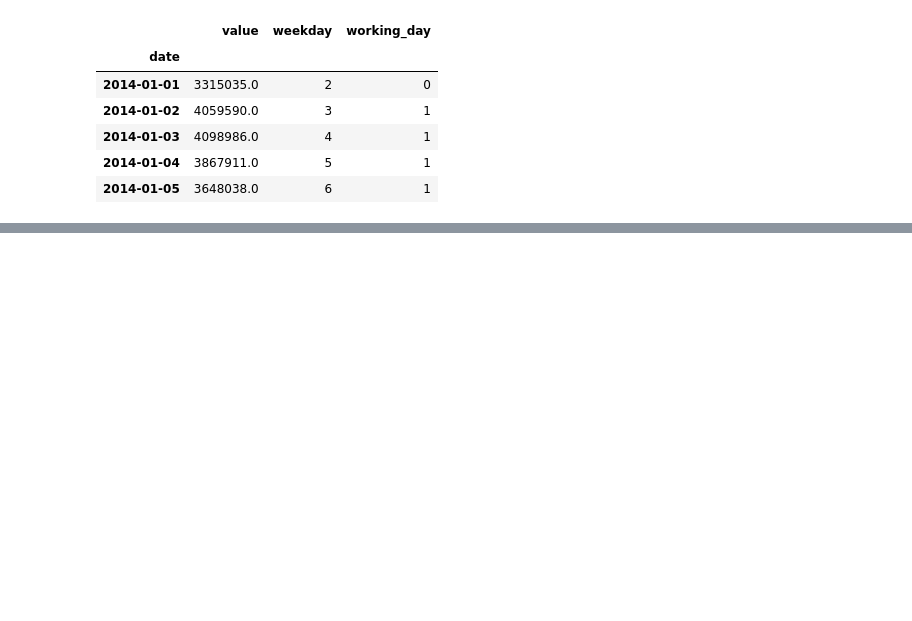
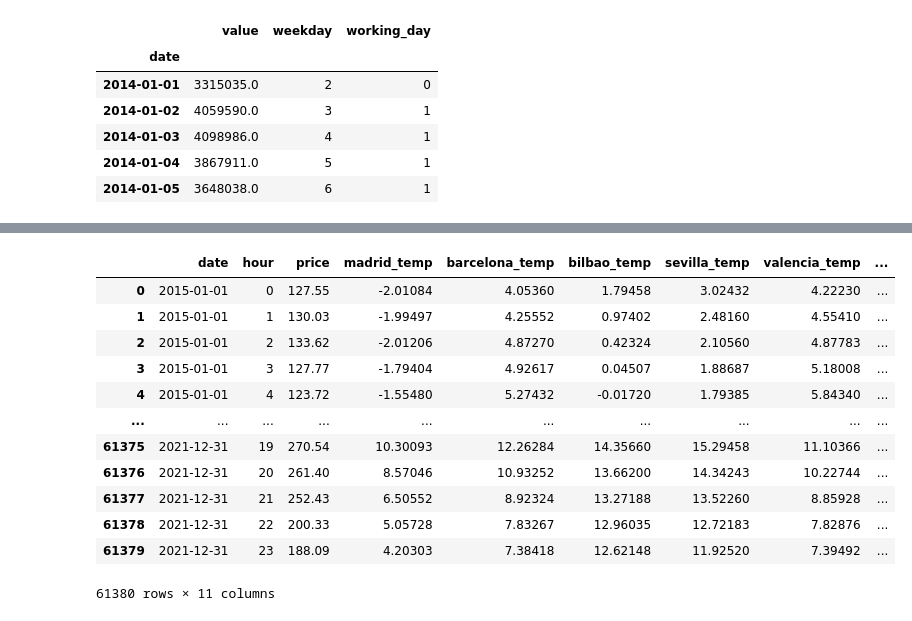
Before and after one commit to BernardoJoseLlamasVerna/tfm_data_science, a Jupyter notebook: Demanda_Electrica/Extraccion_Datos_Demanda Electrica.ipynb, the cells around one changed output, grey strips where cells are left out. Cells and saved outputs as stored; diff of their text form; code cells hidden in the pictures; blank space fills up the shorter version.

```diff
--- a/Demanda_Electrica/Extraccion_Datos_Demanda Electrica.ipynb
+++ b/Demanda_Electrica/Extraccion_Datos_Demanda Electrica.ipynb
@@ -583,0 +669,5 @@ demanda_dataframe_day.head()
+# %%
+data_prices_temp.to_csv(r'data_prices_temp_hourly.csv', index=False)
+
+data_prices_temp_hourly = pd.read_csv('data_prices_temp_hourly.csv')
+data_prices_temp_hourly
@@ -583,0 +688,3 @@ demanda_dataframe_day.head()
+# %%
+demanda_hour_v2 = pd.read_csv('demanda_electrica_hora_weekday.csv')
+demanda_hour_v2
@@ -583,0 +705,4 @@ demanda_dataframe_day.head()
+# %%
+# mergeamos por 'date' y 'hour'
+demanda_hour_v2_resume = pd.merge(data_prices_temp_hourly, demanda_hour_v2, how='inner', on=['date', 'hour'])
+demanda_hour_v2_resume.info()
@@ -583,0 +728,16 @@ demanda_dataframe_day.head()
+# %%
+demanda_hour_v2_resume
+# %% [output]
+|  | date | hour | price | madrid_temp | barcelona_temp | bilbao_temp | sevilla_temp | valencia_temp | ... |
+| 0 | 2015-01-01 | 0 | 127.55 | -2.01084 | 4.05360 | 1.79458 | 3.02432 | 4.22230 | ... |
+| 1 | 2015-01-01 | 1 | 130.03 | -1.99497 | 4.25552 | 0.97402 | 2.48160 | 4.55410 | ... |
+| 2 | 2015-01-01 | 2 | 133.62 | -2.01206 | 4.87270 | 0.42324 | 2.10560 | 4.87783 | ... |
+| 3 | 2015-01-01 | 3 | 127.77 | -1.79404 | 4.92617 | 0.04507 | 1.88687 | 5.18008 | ... |
+| 4 | 2015-01-01 | 4 | 123.72 | -1.55480 | 5.27432 | -0.01720 | 1.79385 | 5.84340 | ... |
+| ... | ... | ... | ... | ... | ... | ... | ... | ... | ... |
+| 61375 | 2021-12-31 | 19 | 270.54 | 10.30093 | 12.26284 | 14.35660 | 15.29458 | 11.10366 | ... |
+| 61376 | 2021-12-31 | 20 | 261.40 | 8.57046 | 10.93252 | 13.66200 | 14.34243 | 10.22744 | ... |
+| 61377 | 2021-12-31 | 21 | 252.43 | 6.50552 | 8.92324 | 13.27188 | 13.52260 | 8.85928 | ... |
+| 61378 | 2021-12-31 | 22 | 200.33 | 5.05728 | 7.83267 | 12.96035 | 12.72183 | 7.82876 | ... |
+| 61379 | 2021-12-31 | 23 | 188.09 | 4.20303 | 7.38418 | 12.62148 | 11.92520 | 7.39492 | ... |
+61380 rows × 11 columns
```
Also changed, not shown: parts of 22 cells of this notebook, 4 other files.
